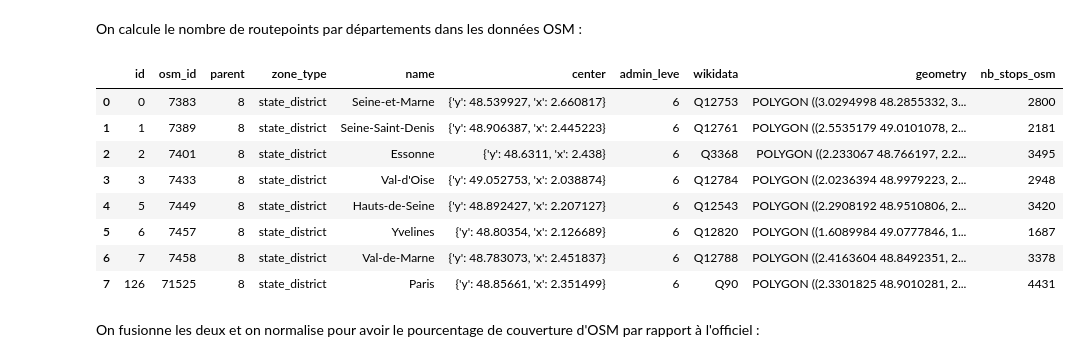
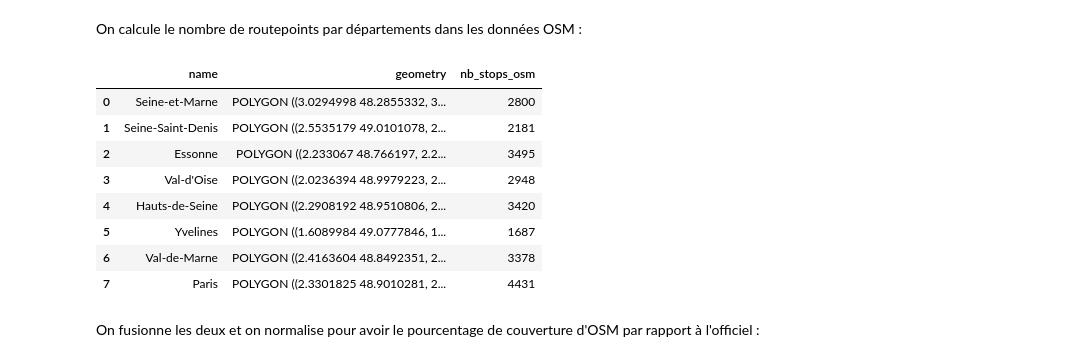
Before and after one commit to Jungle-Bus/ref-fr-STIF, a Jupyter notebook: audit_routepoints/analyse géographique.ipynb, the cells around one changed output. Cells and saved outputs as stored; diff of their text form; code cells hidden in the pictures.

```diff
--- a/audit_routepoints/analyse géographique.ipynb
+++ b/audit_routepoints/analyse géographique.ipynb
@@ -96,18 +96,18 @@ On calcule le nombre de routepoints par départements dans les données OSM :
 # %%
 osm_routepoints_with_zones = geopandas.sjoin(osm_geo, zones[['name', 'geometry']].copy(), op='within')
 counts_osm = osm_routepoints_with_zones.groupby('name').size()
-zones_with_osm_count = zones.merge(counts_osm.reset_index(name='nb_stops_osm'))
+zones_with_osm_count = zones[['name', 'geometry']].merge(counts_osm.reset_index(name='nb_stops_osm'))
 zones_with_osm_count
 # %% [output]
-|  | id | osm_id | parent | zone_type | name | center | admin_leve | wikidata | geometry | nb_stops_osm |
-| 0 | 0 | 7383 | 8 | state_district | Seine-et-Marne | {'y': 48.539927, 'x': 2.660817} | 6 | Q12753 | POLYGON ((3.0294998 48.2855332, 3... | 2800 |
-| 1 | 1 | 7389 | 8 | state_district | Seine-Saint-Denis | {'y': 48.906387, 'x': 2.445223} | 6 | Q12761 | POLYGON ((2.5535179 49.0101078, 2... | 2181 |
-| 2 | 2 | 7401 | 8 | state_district | Essonne | {'y': 48.6311, 'x': 2.438} | 6 | Q3368 | POLYGON ((2.233067 48.766197, 2.2... | 3495 |
-| 3 | 3 | 7433 | 8 | state_district | Val-d'Oise | {'y': 49.052753, 'x': 2.038874} | 6 | Q12784 | POLYGON ((2.0236394 48.9979223, 2... | 2948 |
-| 4 | 5 | 7449 | 8 | state_district | Hauts-de-Seine | {'y': 48.892427, 'x': 2.207127} | 6 | Q12543 | POLYGON ((2.2908192 48.9510806, 2... | 3420 |
-| 5 | 6 | 7457 | 8 | state_district | Yvelines | {'y': 48.80354, 'x': 2.126689} | 6 | Q12820 | POLYGON ((1.6089984 49.0777846, 1... | 1687 |
-| 6 | 7 | 7458 | 8 | state_district | Val-de-Marne | {'y': 48.783073, 'x': 2.451837} | 6 | Q12788 | POLYGON ((2.4163604 48.8492351, 2... | 3378 |
-| 7 | 126 | 71525 | 8 | state_district | Paris | {'y': 48.85661, 'x': 2.351499} | 6 | Q90 | POLYGON ((2.3301825 48.9010281, 2... | 4431 |
+|  | name | geometry | nb_stops_osm |
+| 0 | Seine-et-Marne | POLYGON ((3.0294998 48.2855332, 3... | 2800 |
+| 1 | Seine-Saint-Denis | POLYGON ((2.5535179 49.0101078, 2... | 2181 |
+| 2 | Essonne | POLYGON ((2.233067 48.766197, 2.2... | 3495 |
+| 3 | Val-d'Oise | POLYGON ((2.0236394 48.9979223, 2... | 2948 |
+| 4 | Hauts-de-Seine | POLYGON ((2.2908192 48.9510806, 2... | 3420 |
+| 5 | Yvelines | POLYGON ((1.6089984 49.0777846, 1... | 1687 |
+| 6 | Val-de-Marne | POLYGON ((2.4163604 48.8492351, 2... | 3378 |
+| 7 | Paris | POLYGON ((2.3301825 48.9010281, 2... | 4431 |
 # %% [markdown]
 On fusionne les deux et on normalise pour avoir le pourcentage de couverture d'OSM par rapport à l'officiel :
 # %%
```
Also changed, not shown: parts of 14 cells of this notebook, 5 other files.
